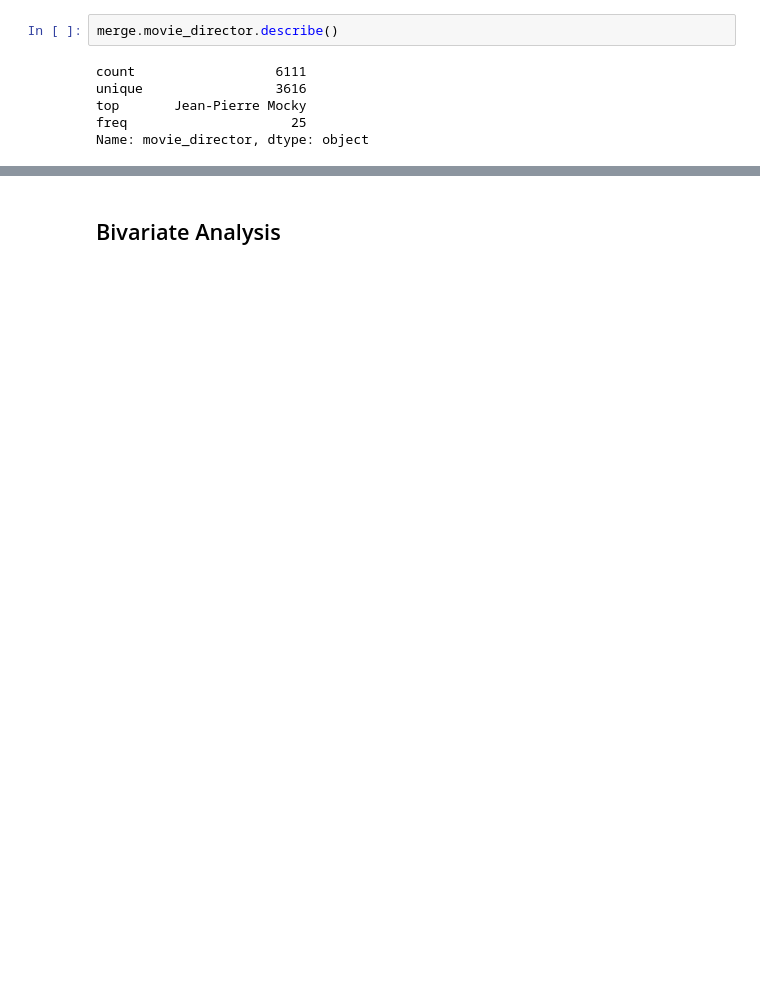
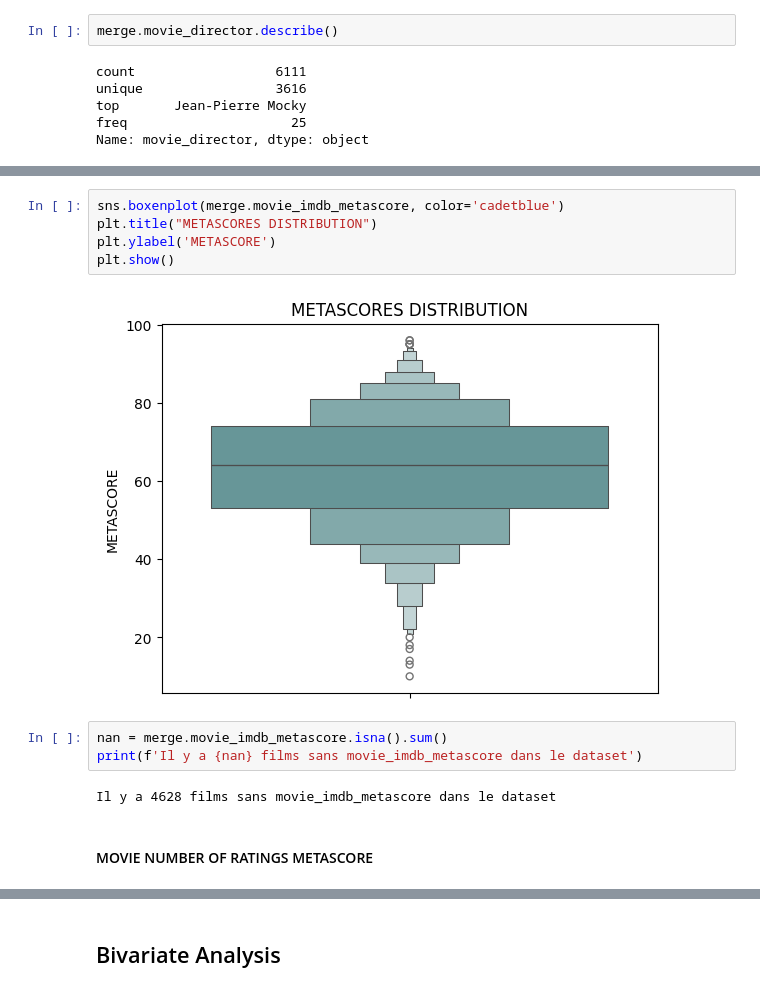
Before and after one commit to t7bo/BOX, a Jupyter notebook: eda/EDA.ipynb, the cells around one changed output, grey strips where cells are left out. Drawn from its saved outputs; the diff is of its cells as text; blank space fills up the shorter version.

```diff
--- a/eda/EDA.ipynb
+++ b/eda/EDA.ipynb
@@ -332,0 +389,14 @@ plt.show()
+# %%
+sns.boxenplot(merge.movie_imdb_metascore, color='cadetblue')
+plt.title("METASCORES DISTRIBUTION")
+plt.ylabel('METASCORE')
+plt.show()
+# %% [output]
+[figure, added]
+# %%
+nan = merge.movie_imdb_metascore.isna().sum()
+print(f'Il y a {nan} films sans movie_imdb_metascore dans le dataset')
+# %% [output]
+Il y a 4628 films sans movie_imdb_metascore dans le dataset
+# %% [markdown]
+#### MOVIE NUMBER OF RATINGS METASCORE
```
Also changed, not shown: parts of 69 cells of this notebook.
